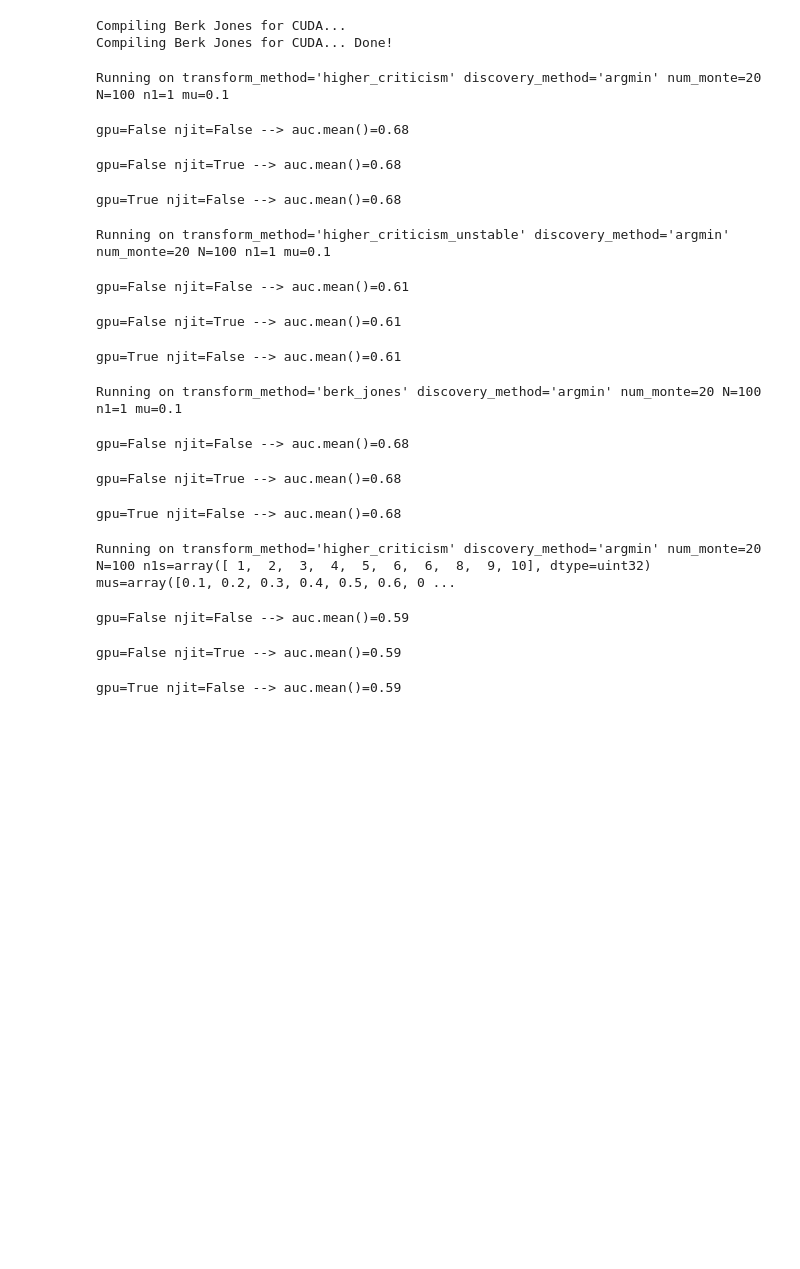
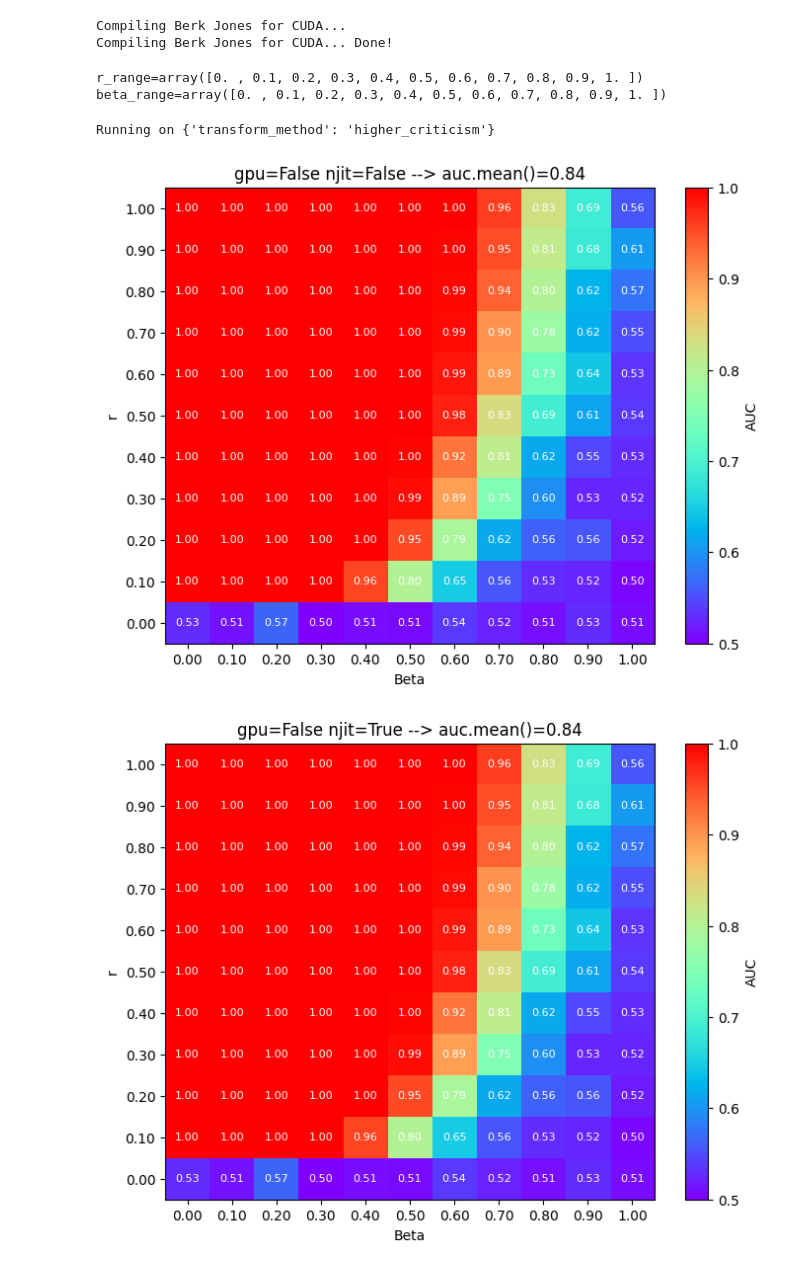
Before and after one commit to drormeir/Thesis, a Jupyter notebook: python/metrics/bitexact_auc.ipynb, the cells around one changed output. Drawn from its saved outputs; the diff is of its cells as text; code cells hidden in the pictures; blank space fills up the shorter version.

Commit message:
auc metric based on r beta space

```diff
--- a/python/metrics/bitexact_auc.ipynb
+++ b/python/metrics/bitexact_auc.ipynb
@@ -74,35 +68,25 @@ mu_n1_tuples = list(zip(mus,n1s))
+# %%
+N = 1000
+num_monte = 100
+num_r = 11
+num_beta = 11
+r_range = np.linspace(0.0, 1.0, num_r)
+beta_range = np.linspace(0.0,1.0,num_beta)
+alpha = 0.1
+print(f'{r_range=}')
+print(f'{beta_range=}')
+# %% [output]
+r_range=array([0. , 0.1, 0.2, 0.3, 0.4, 0.5, 0.6, 0.7, 0.8, 0.9, 1. ])
+beta_range=array([0. , 0.1, 0.2, 0.3, 0.4, 0.5, 0.6, 0.7, 0.8, 0.9, 1. ])
 # %%
 
-def simulation3(num_monte: int, N: int, transform_method: str, discovery_method: str,\
-                n1: np.uint32, mu: float = 1.0) -> None:
-    print(f'Running on {transform_method=} {discovery_method=} {num_monte=} {N=} {n1=} {mu=}')
+def simulation3(N: int, num_monte: int, r_range: np.ndarray|list, beta_range: np.ndarray|list,\
+                alpha: float,\
+                **kwargs) -> None:
+    print(f'Running on {kwargs}')
+    auc_analyzer = AUC_analysis(N=N, num_monte=num_monte, r_range=r_range, beta_range=beta_range, **kwargs)
     for gpu,njit in [(False,False), (False,True), (True,False)]:
-        auc =analyze_auc_multi_tuples_mu_n1(\
-            N=N, num_monte=num_monte, transform_method=transform_method,\
-            discovery_methods=discovery_method,\
-            mu_n1_tuples=[(mu,n1)], use_gpu=gpu, use_njit=njit)
-        print(f'{gpu=} {njit=} --> auc.mean()={auc.mean():.2f}')
+        auc_dict = auc_analyzer.analyze(alpha_selection_methods=alpha, use_gpu=gpu, use_njit=njit, **kwargs)
+        _, aucs = auc_analyzer.collect_values(auc_dict)
+        auc = aucs[0]
+        auc_analyzer.heatmap(data=auc, title=f'{gpu=} {njit=} --> auc.mean()={auc.mean():.2f}')
-# %%
-simulation3(num_monte=num_monte, N=N, transform_method='higher_criticism',\
-            discovery_method='argmin', n1=n1s[0], mu=mus[0])
-# %% [output]
-Running on transform_method='higher_criticism' discovery_method='argmin' num_monte=20 N=100 n1=1 mu=0.1
-gpu=False njit=False --> auc.mean()=0.68
-gpu=False njit=True --> auc.mean()=0.68
-gpu=True njit=False --> auc.mean()=0.68
-# %%
-simulation3(num_monte=num_monte, N=N, transform_method='higher_criticism_unstable',\
-            discovery_method='argmin', n1=n1s[0], mu=mus[0])
-# %% [output]
-Running on transform_method='higher_criticism_unstable' discovery_method='argmin' num_monte=20 N=100 n1=1 mu=0.1
-gpu=False njit=False --> auc.mean()=0.61
-gpu=False njit=True --> auc.mean()=0.61
-gpu=True njit=False --> auc.mean()=0.61
-# %%
-simulation3(num_monte=num_monte, N=N, transform_method='berk_jones',\
-            discovery_method='argmin', n1=n1s[0], mu=mus[0])
-# %% [output]
-Running on transform_method='berk_jones' discovery_method='argmin' num_monte=20 N=100 n1=1 mu=0.1
-gpu=False njit=False --> auc.mean()=0.68
-gpu=False njit=True --> auc.mean()=0.68
-gpu=True njit=False --> auc.mean()=0.68
@@ -121,9 +93,9 @@ def simulation3_multi(num_monte: int, N: int, transform_method: str,\
-# %%
-simulation3_multi(num_monte=num_monte, N=N, transform_method='higher_criticism',\
-            discovery_method='argmin',\
-            mu_n1_tuples=mu_n1_tuples)
-# %% [output]
-Running on transform_method='higher_criticism' discovery_method='argmin' num_monte=20 N=100 n1s=array([ 1,  2,  3,  4,  5,  6,  6,  8,  9, 10], dtype=uint32) mus=array([0.1, 0.2, 0.3, 0.4, 0.5, 0.6, 0 ...
-gpu=False njit=False --> auc.mean()=0.59
-gpu=False njit=True --> auc.mean()=0.59
-gpu=True njit=False --> auc.mean()=0.59
+# %%
+simulation3(N=N, num_monte=num_monte,\
+            r_range=r_range, beta_range=beta_range,\
+            alpha= alpha,\
+            transform_method='higher_criticism')
+# %% [output]
+Running on {'transform_method': 'higher_criticism'}
+[figure, added]
+[figure, added]
```
Also changed, not shown: parts of 6 cells of this notebook, 1 other file.
